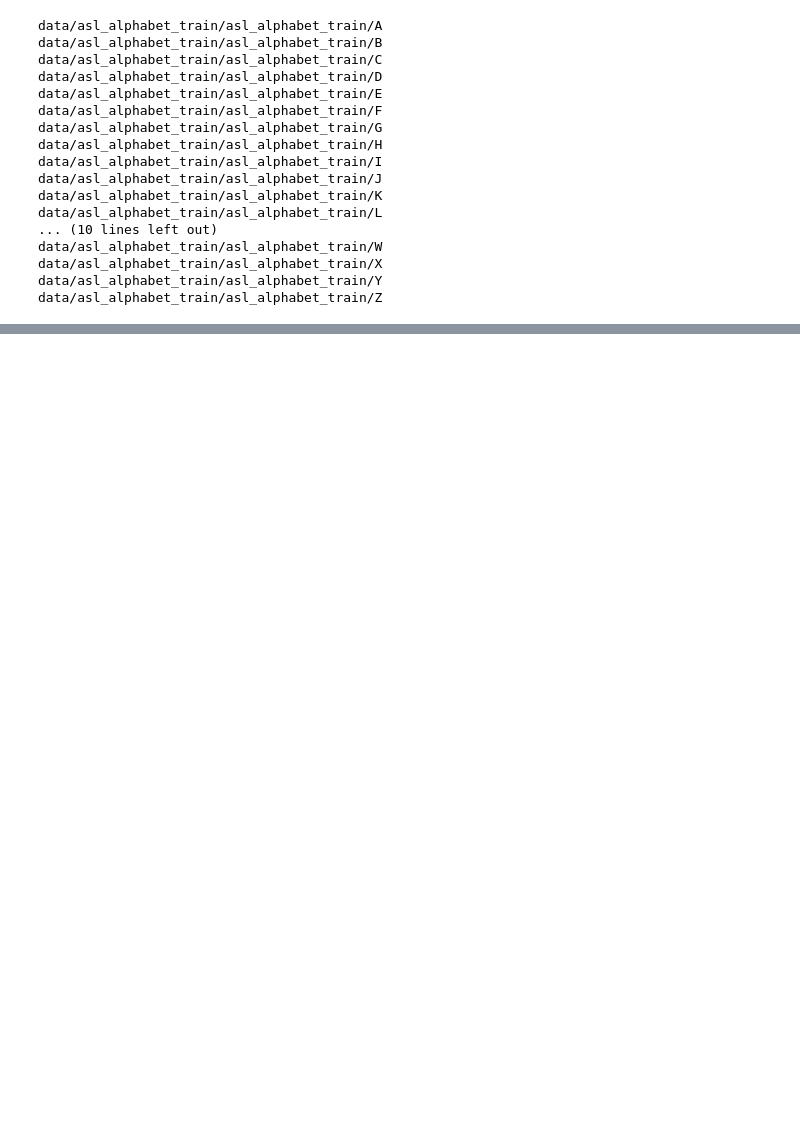
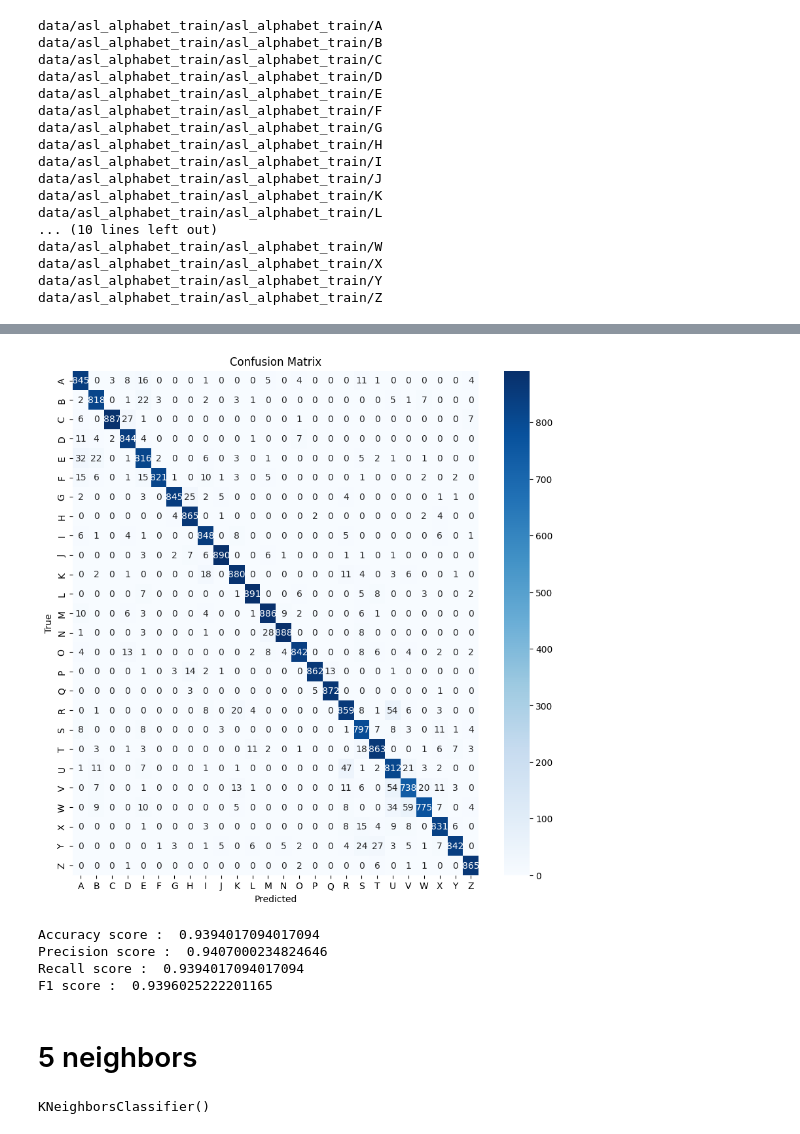
Before and after one commit to yakov103/final_ML_project, a Jupyter notebook: KNN.ipynb, the cells around one changed output, grey strips where cells are left out. Saved outputs shown, nothing was run; the diff lists cells and outputs as text; code cells hidden in the pictures; blank space fills up the shorter version.

```diff
--- a/KNN.ipynb
+++ b/KNN.ipynb
@@ -96,0 +147,6 @@ plt.show()
+# %%
+# Initialize the KNN Classifier
+knn = KNeighborsClassifier(n_neighbors=10)
+# %%
+# Train the classifier
+knn.fit(X_train, y_train)
@@ -96,0 +155,3 @@ plt.show()
+# %%
+# Predict on the test dataset
+y_pred = knn.predict(X_test)
@@ -96,0 +185,7 @@ plt.show()
+# %%
+# Confusion matrix
+conf_mat = confusion_matrix(y_test, y_pred, labels=CLASS_NAMES)
+print(conf_mat)
+
+# Create a DataFrame from confusion matrix
+df_cm = pd.DataFrame(conf_mat, index=[i for i in CLASS_NAMES], columns=[i for i in CLASS_NAMES])
@@ -96,0 +210,24 @@ plt.show()
+# %%
+# Plot the confusion matrix using seaborn
+plt.figure(figsize=(10, 10))
+sns.heatmap(df_cm, annot=True, fmt="d", cmap='Blues')
+plt.title('Confusion Matrix')
+plt.xlabel('Predicted')
+plt.ylabel('True')
+plt.show()
+# %% [output]
+[figure, added]
+# %%
+from sklearn.metrics import accuracy_score, precision_score, recall_score, f1_score
+
+print('Accuracy score : ', accuracy_score(y_test, y_pred))
+print('Precision score : ', precision_score(y_test, y_pred, average='weighted'))
+print('Recall score : ',recall_score(y_test, y_pred, average='weighted'))
+print('F1 score : ', f1_score(y_test, y_pred, average='weighted'))
+# %% [output]
+Accuracy score :  0.9394017094017094
+Precision score :  0.9407000234824646
+Recall score :  0.9394017094017094
+F1 score :  0.9396025222201165
+# %% [markdown]
+# 5 neighbors
@@ -96,0 +237,5 @@ plt.show()
+# %%
+# Train the classifier
+knn.fit(X_train, y_train)
+# %% [output]
+KNeighborsClassifier()
```
Also changed, not shown: parts of 25 cells of this notebook.
